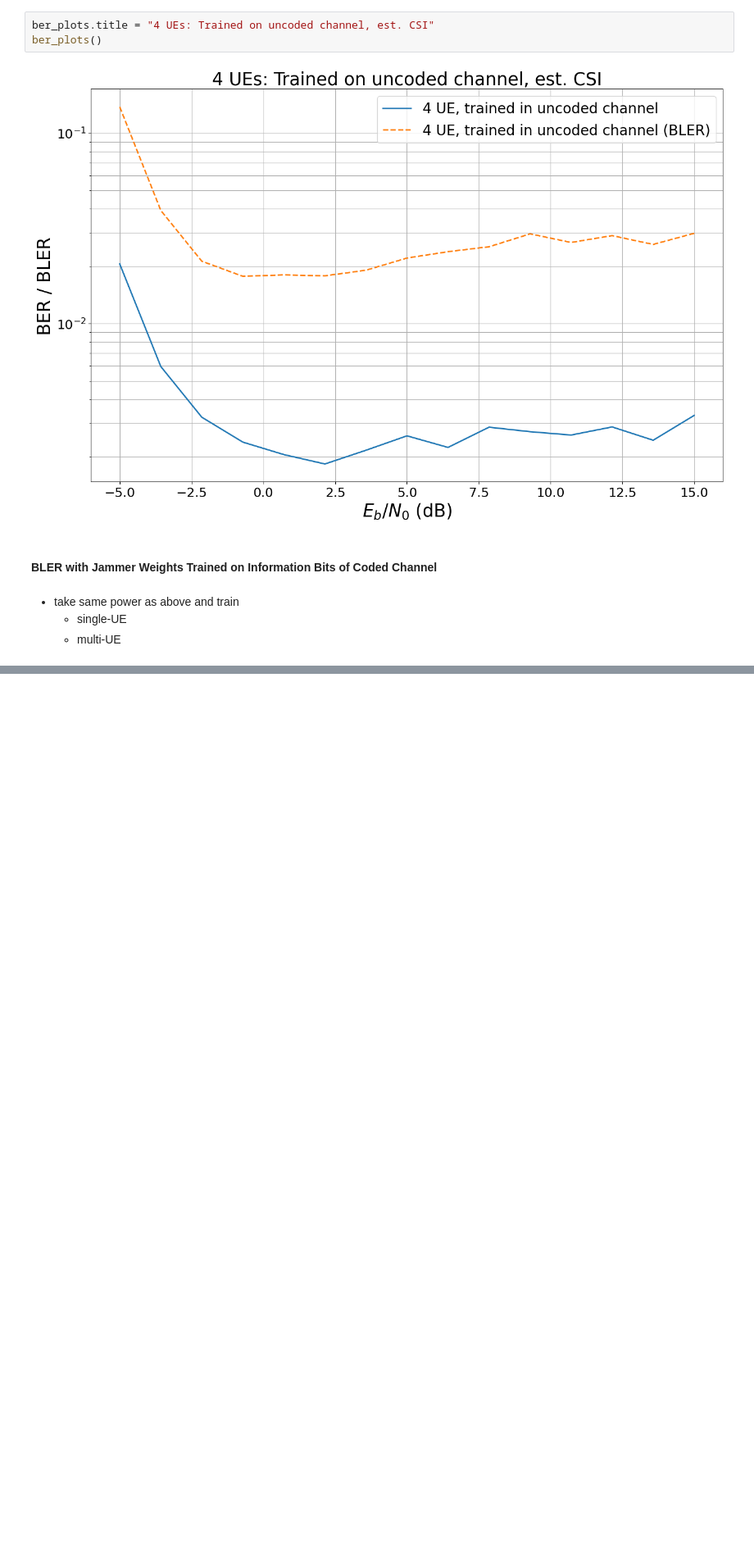
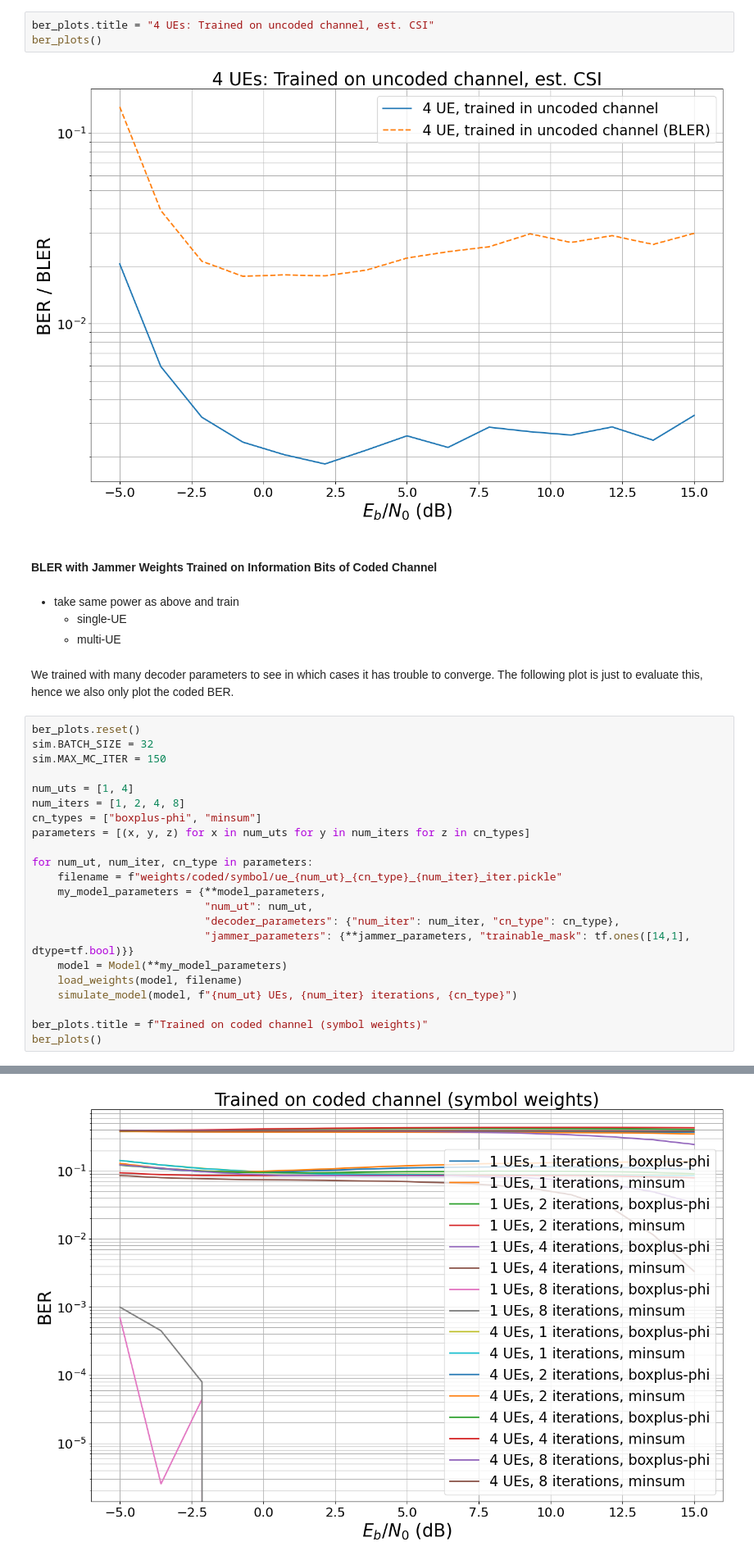
Before and after one commit to IIP-Group/pyjama, a Jupyter notebook: simulations/bler.ipynb, the cells around one changed output, grey strips where cells are left out. Shown at 82% size. Cells and saved outputs as stored; diff of their text form; blank space fills up the shorter version.

```diff
--- a/simulations/bler.ipynb
+++ b/simulations/bler.ipynb
@@ -204,3 +204,28 @@ ber_plots()
 - take same power as above and train
     - single-UE
     - multi-UE
+# %% [markdown]
+We trained with many decoder parameters to see in which cases it has trouble to converge. The following plot is just to evaluate this, hence we also only plot the coded BER.
+# %%
+ber_plots.reset()
+sim.BATCH_SIZE = 32
+sim.MAX_MC_ITER = 150
+
+num_uts = [1, 4]
+num_iters = [1, 2, 4, 8]
+cn_types = ["boxplus-phi", "minsum"]
+parameters = [(x, y, z) for x in num_uts for y in num_iters for z in cn_types]
+
+for num_ut, num_iter, cn_type in parameters:
+    filename = f"weights/coded/symbol/ue_{num_ut}_{cn_type}_{num_iter}_iter.pickle"
+    my_model_parameters = {**model_parameters,
+                           "num_ut": num_ut,
+                           "decoder_parameters": {"num_iter": num_iter, "cn_type": cn_type},
+                           "jammer_parameters": {**jammer_parameters, "trainable_mask": tf.ones([14,1], dtype=tf.bool)}}
+    model = Model(**my_model_parameters)
+    load_weights(model, filename)
+    simulate_model(model, f"{num_ut} UEs, {num_iter} iterations, {cn_type}")
+
+ber_plots.title = f"Trained on coded channel (symbol weights)"
+ber_plots()
+# %% [output]
@@ -207,3 +249,4 @@ ber_plots()
+[figure, added]
 # %%
 ber_plots.reset()
 sim.BATCH_SIZE = 32
```
Also changed, not shown: parts of 6 cells of this notebook, 1 other file.
